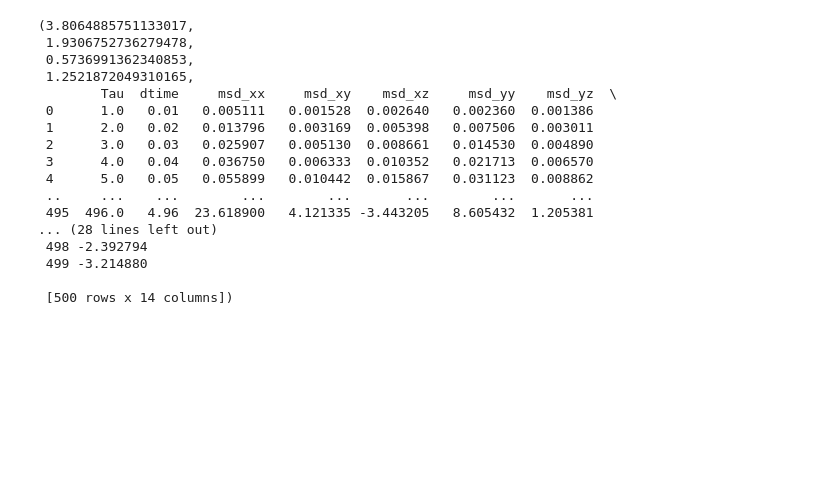
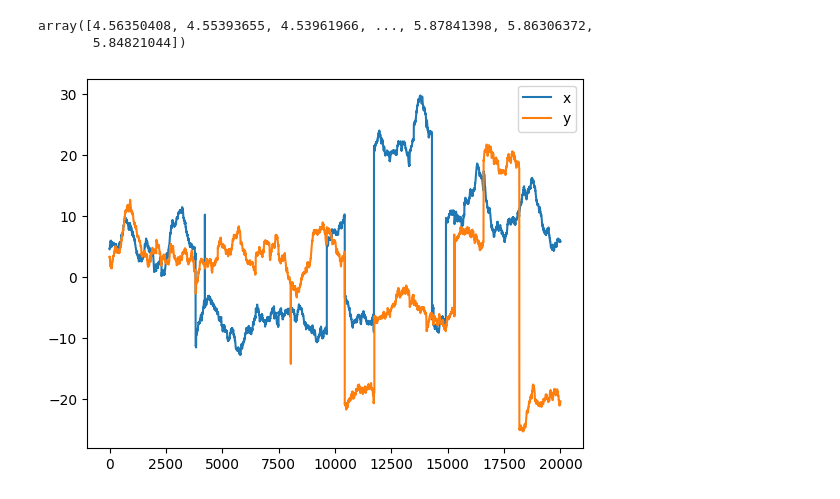
Before and after one commit to sheha919/ML_Diffusion, a Jupyter notebook: md_analysis/frame_based_D_shehani.ipynb, the cells around one changed output. Cells and saved outputs as stored; diff of their text form; code cells hidden in the pictures; blank space fills up the shorter version.

```diff
--- a/md_analysis/frame_based_D_shehani.ipynb
+++ b/md_analysis/frame_based_D_shehani.ipynb
@@ -6,7 +6,8 @@ import matplotlib.ticker as mtick
 from numpy.linalg import eig
 import pandas as pd
 # %%
-path='C:/shehani/postdoc_work/ML_Diffusion/md_data/c4_nmeth_nh2o_box1/c2_relaxed_48/'
+path='C:/shehani/postdoc_work/ML_Diffusion/cal_md/'
+#path='C:/shehani/postdoc_work/ML_Diffusion/md_data/c4_nmeth_nh2o_box1/c2_relaxed_48/'
 # %%
 def oh_xyz(nrep, nsteps):
     #nrep = number of replicas
@@ -18,7 +19,7 @@ def oh_xyz(nrep, nsteps):
     z_oh = np.zeros((nrep,nsteps))
 
     for i in range(nrep):
-        with open(path+ f'md{i+1}/oh_id.dat', 'r') as oh_id:
+        with open(path+ f'oh_id_2.dat', 'r') as oh_id:
             xyz= oh_id.readlines()
 
             for j in range(len(xyz)):
@@ -71,6 +72,7 @@ def oh_D(nrep, nsteps, natoms, nsheet, nwater, ncat, noh, xbox, ybox, zbox, ndt)
                 msd_df.loc[kk, 'Tau']=kk+1
                 msd_df.loc[kk, 'dtime']=(kk+1)/100
                 msdxx = (x_oh[ll,(jj*(kk+1)+kk+1)]-x_oh[ll,jj*(kk+1)])**2 +msdxx
+                #print(kk,jj,ll, msdxx, (jj*(kk+1)+kk+1), x_oh[ll,(jj*(kk+1)+kk+1)],jj*(kk+1), x_oh[ll,jj*(kk+1)])
                 msd_df.loc[kk, 'msd_xx']=msdxx
                 msdyy = (y_oh[ll,(jj*(kk+1)+kk+1)]-y_oh[ll,jj*(kk+1)])**2+msdyy
                 msd_df.loc[kk, 'msd_yy']=msdyy
@@ -83,6 +85,7 @@ def oh_D(nrep, nsteps, natoms, nsheet, nwater, ncat, noh, xbox, ybox, zbox, ndt)
                 msdyz= ((y_oh[ll,(jj*(kk+1)+kk+1)]-y_oh[ll,jj*(kk+1)])*(z_oh[ll,(jj*(kk+1)+kk+1)]-z_oh[ll,jj*(kk+1)]))+msdyz
                 msd_df.loc[kk, 'msd_yz']=msdyz
 
+        #print(kk, msd_df.loc[kk, 'msd_xx'])
         # msd_df['msd_yx']=msd_df['msd_xy']
         # msd_df['msd_zx']=msd_df['msd_xz']
         # msd_df['msd_zy']=msd_df['msd_yz']
@@ -146,24 +149,20 @@ def oh_D(nrep, nsteps, natoms, nsheet, nwater, ncat, noh, xbox, ybox, zbox, ndt)
 
     #save msd_df
     msd_df.to_csv(path+"msd_df.csv", index=False)
-    return(rmse, Dx, Dy, D_tot, msd_df)
+    return(x_oh, y_oh, z_oh,rmse, Dx, Dy, D_tot, msd_df)
 # %%
-oh_D(1, 1000, 452, 287, 48, 19, 1, 15.198, 13.392, 15.0,500)
+x_oh, y_oh, z_oh,rmse, Dx, Dy, D_tot, msd_df=oh_D(1,      20000, 458,    287,    46,     31,   1,   15.198, 13.392, 15.0, 500)
+#oh_D(1,      1000, 452,    287,    48,     19,   1,   15.198, 13.392, 15.0, 500)
-# %% [output]
-(3.8064885751133017,
- 1.9306752736279478,
- 0.5736991362340853,
- 1.2521872049310165,
-        Tau  dtime     msd_xx     msd_xy    msd_xz     msd_yy    msd_yz  \
- 0      1.0   0.01   0.005111   0.001528  0.002640   0.002360  0.001386
- 1      2.0   0.02   0.013796   0.003169  0.005398   0.007506  0.003011
- 2      3.0   0.03   0.025907   0.005130  0.008661   0.014530  0.004890
- 3      4.0   0.04   0.036750   0.006333  0.010352   0.021713  0.006570
- 4      5.0   0.05   0.055899   0.010442  0.015867   0.031123  0.008862
- ..     ...    ...        ...        ...       ...        ...       ...
- 495  496.0   4.96  23.618900   4.121335 -3.443205   8.605432  1.205381
-... (28 lines left out)
- 498 -2.392794
- 499 -3.214880
-
- [500 rows x 14 columns])
+# %%
+x_oh[0, :]
+# %% [output]
+array([4.56350408, 4.55393655, 4.53961966, ..., 5.87841398, 5.86306372,
+       5.84821044])
+# %%
+plt.figure()
+plt.plot(x_oh[0, :], label="x")
+plt.plot(y_oh[0, :], label="y")
+plt.legend()
+plt.show()
+# %% [output]
+[figure, added]
```
Also changed, not shown: 3 other files.
